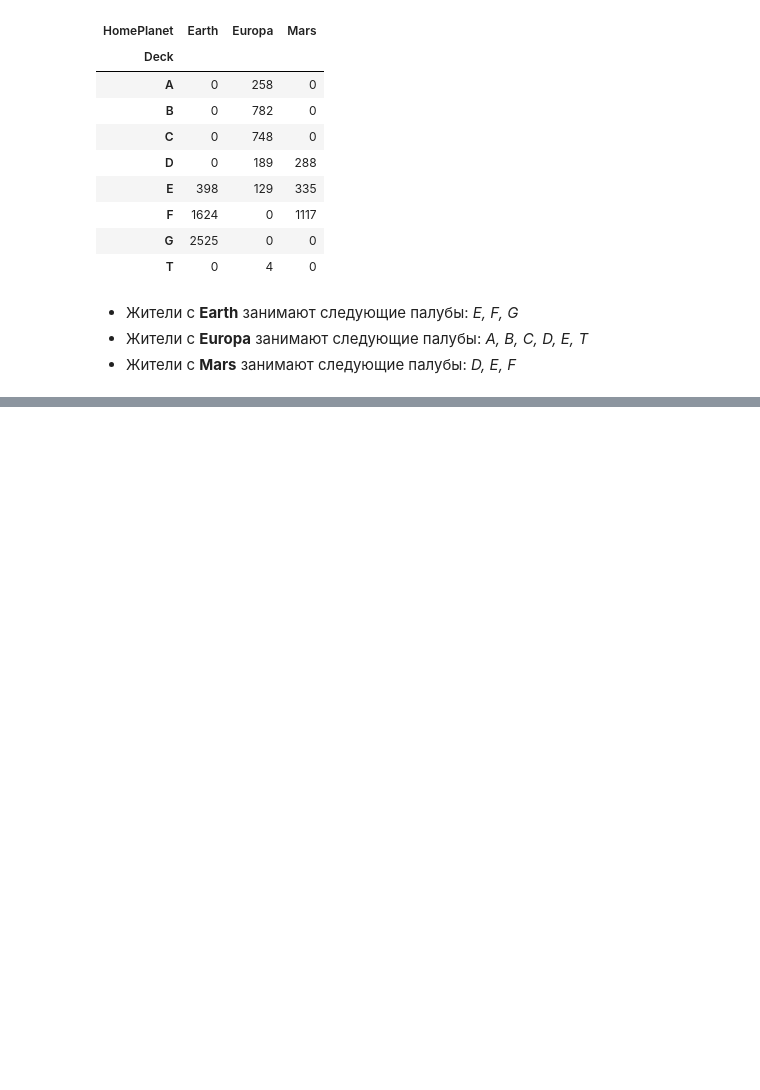
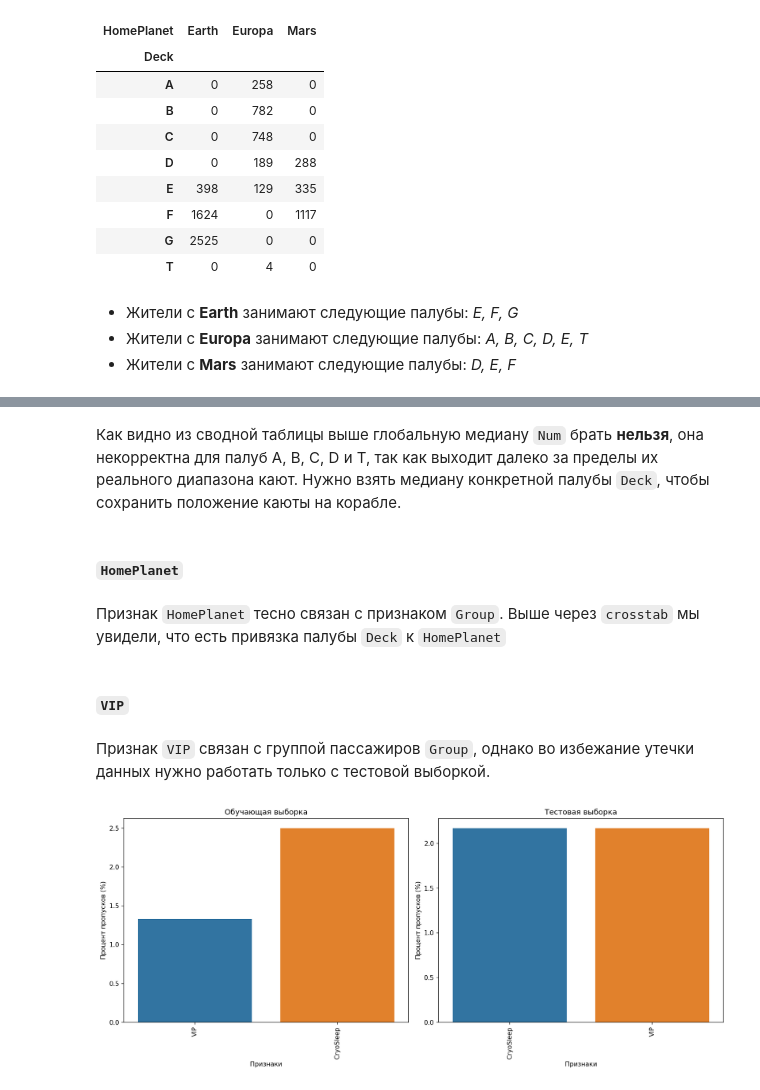
Before and after one commit to MoyMarMois/Spaceship-Titanic, a Jupyter notebook: src/Spaceship.ipynb, the cells around one changed output, grey strips where cells are left out. Saved outputs shown, nothing was run; the diff lists cells and outputs as text; code cells hidden in the pictures; blank space fills up the shorter version.

```diff
--- a/src/Spaceship.ipynb
+++ b/src/Spaceship.ipynb
@@ -388,0 +443,2 @@ for df in [df_train, df_test]:
+# %% [markdown]
+Как видно из сводной таблицы выше глобальную медиану `Num` брать **нельзя**, она некорректна для палуб A, B, C, D и T, так как выходит далеко за пределы их реального диапазона кают. Нужно взять медиану конкретной палубы `Deck`, чтобы сохранить положение каюты на корабле.
@@ -388,0 +452,4 @@ for df in [df_train, df_test]:
+# %% [markdown]
+#### `HomePlanet`
+# %% [markdown]
+Признак `HomePlanet` тесно связан с признаком `Group`. Выше через `crosstab` мы увидели, что есть привязка палубы `Deck` к `HomePlanet`
@@ -388,0 +463,4 @@ for df in [df_train, df_test]:
+# %% [markdown]
+#### `VIP`
+# %% [markdown]
+Признак `VIP` связан с группой пассажиров `Group`, однако во избежание утечки данных нужно работать только с тестовой выборкой.
@@ -388,0 +472,4 @@ for df in [df_train, df_test]:
+# %%
+show_missing_data(df_train, df_test)
+# %% [output]
+[figure, added]
```
Also changed, not shown: parts of 29 cells of this notebook.
